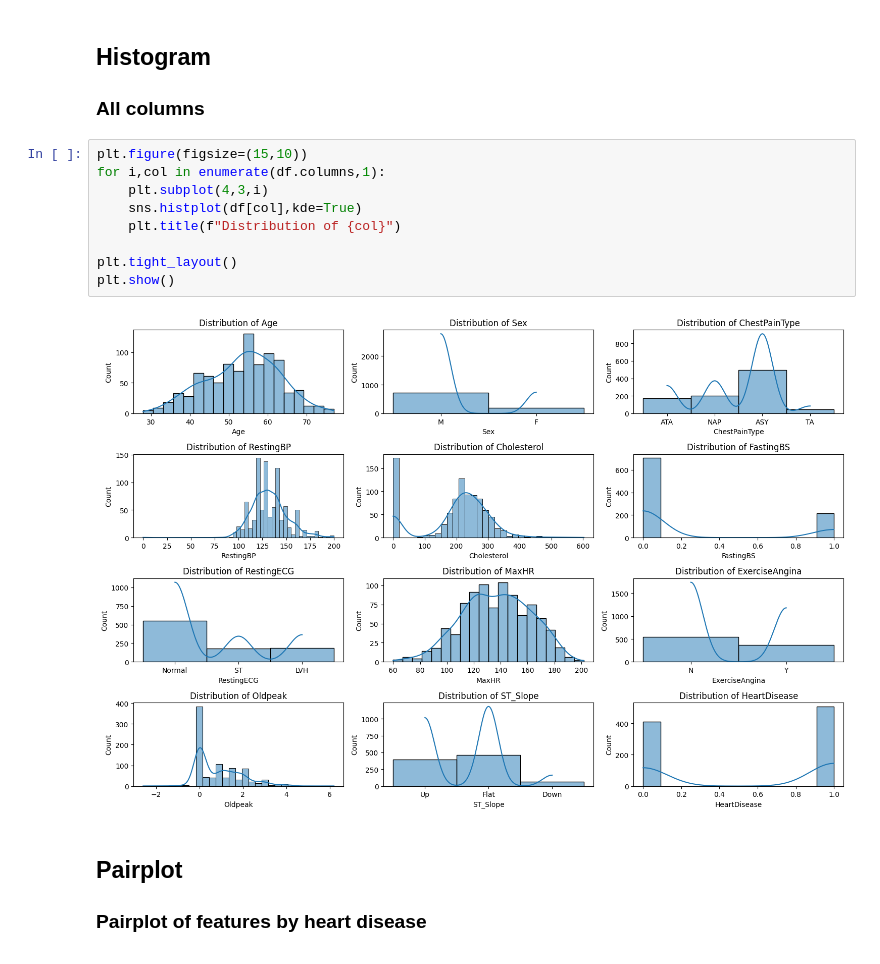
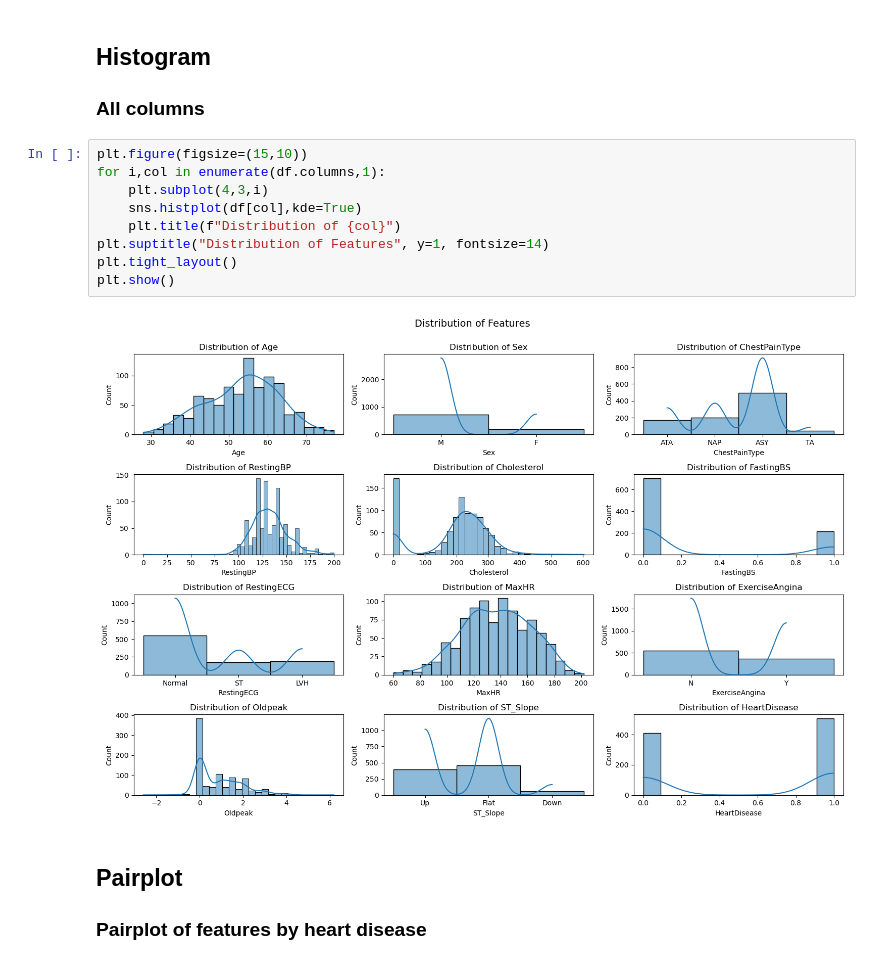
Before and after one commit to Prajwal-Luitel/Heart-Failure-Prediction, a Jupyter notebook: Heart_Disease_Prediction.ipynb, the cells around one changed output. Saved outputs shown, nothing was run; the diff lists cells and outputs as text.

```diff
--- a/Heart_Disease_Prediction.ipynb
+++ b/Heart_Disease_Prediction.ipynb
@@ -109,14 +110,14 @@ plt.show()
 # %%
 plt.figure(figsize=(15,10))
 for i,col in enumerate(df.columns,1):
     plt.subplot(4,3,i)
     sns.histplot(df[col],kde=True)
     plt.title(f"Distribution of {col}")
-
+plt.suptitle("Distribution of Features", y=1, fontsize=14)
 plt.tight_layout()
 plt.show()
 # %% [output]
-[figure, old version]
+[figure, new version]
 # %% [markdown]
 ## Pairplot
 ### Pairplot of features by heart disease
```
Also changed, not shown: parts of 27 cells of this notebook.
